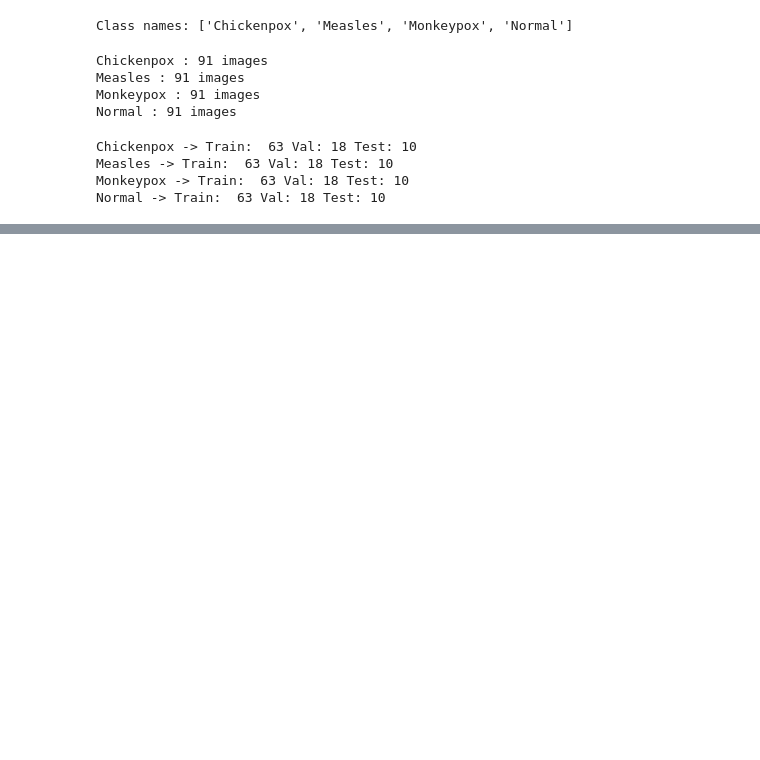
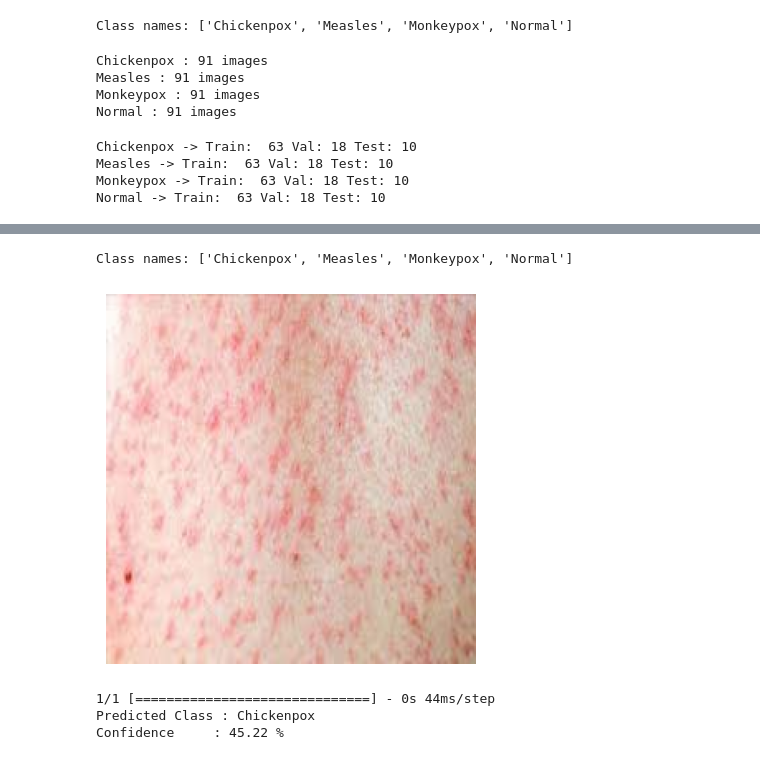
Before and after one commit to Jayesh2726/MonkeyPox-Disease-Prediction-System, a Jupyter notebook: MPDD1.ipynb, the cells around one changed output, grey strips where cells are left out. Cells and saved outputs as stored; diff of their text form; code cells hidden in the pictures; blank space fills up the shorter version.

```diff
--- a/MPDD1.ipynb
+++ b/MPDD1.ipynb
@@ -91,3 +91,14 @@ test_dir = '/kaggle/working/output_dataset/test'
 
 img_size = (224,224)
 batch_size = 32
+# %%
+train_datagen = ImageDataGenerator(
+    rescale = 1.0/255,
+    rotation_range=30,
+    width_shift_range=0.2,
+    height_shift_range=0.2,
+    zoom_range=0.2,
+    horizontal_flip=True
+)
+
+val_test_datagen = ImageDataGenerator(rescale=1.0/255)
@@ -93,0 +247,39 @@ batch_size = 32
+# %%
+from keras.models import load_model
+model = load_model("E:\\MaxGen\\git2025\\MPDD\\MonkeyPox-Disease-Prediction-System\\MPDD168%.keras")
+# %%
+class_names = list(test_data.class_indices.keys())
+print("Class names:", class_names)
+# %% [output]
+Class names: ['Chickenpox', 'Measles', 'Monkeypox', 'Normal']
+# %%
+def predict_image_from_path(img_path):
+    # Load image
+    img = Image.open(img_path).convert("RGB")
+
+    # Show image
+    plt.imshow(img)
+    plt.axis("off")
+    plt.show()
+
+    # Preprocess
+    img = img.resize((224, 224))
+    img_array = image.img_to_array(img)
+    img_array = img_array / 255.0
+    img_array = np.expand_dims(img_array, axis=0)
+
+    # Predict
+    predictions = model.predict(img_array)
+    confidence = np.max(predictions)
+    class_index = np.argmax(predictions)
+
+    print("Predicted Class :", class_names[class_index])
+    print("Confidence     :", round(confidence * 100, 2), "%")
+# %%
+image_path = "E:\\MaxGen\\git2025\\MPDD\\MonkeyPox-Disease-Prediction-System\\Monkeypox Skin Image Dataset\\Measles\\measles3.png"
+predict_image_from_path(image_path)
+# %% [output]
+[figure, added]
+1/1 [==============================] - 0s 44ms/step
+Predicted Class : Chickenpox
+Confidence     : 45.22 %
```
Also changed, not shown: parts of 23 cells of this notebook.
